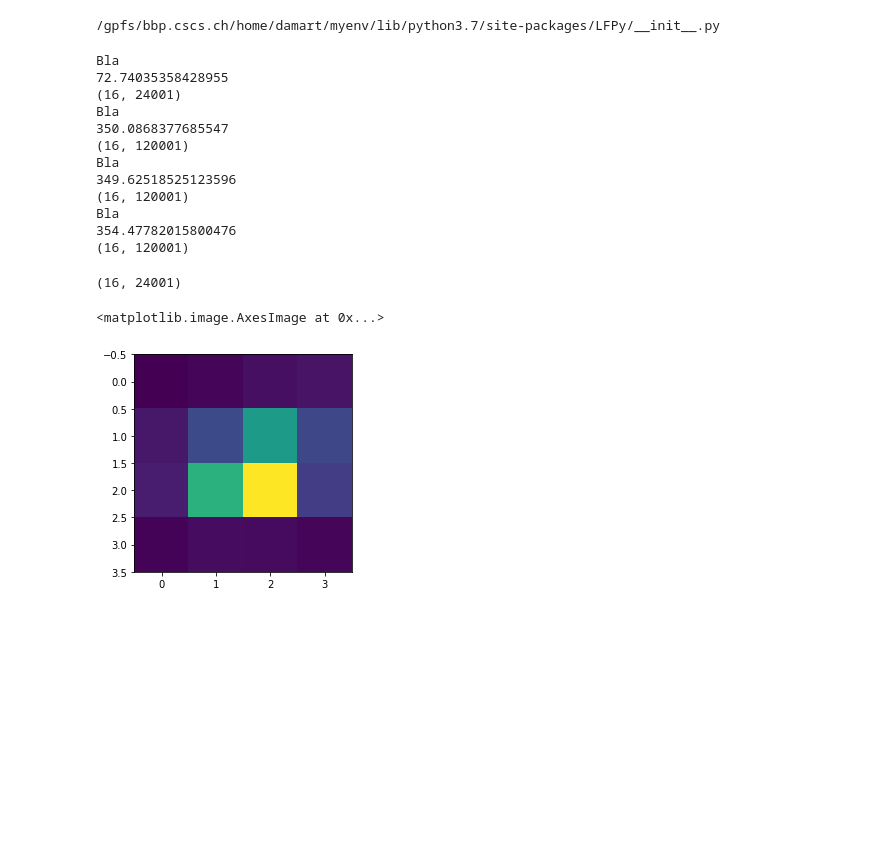
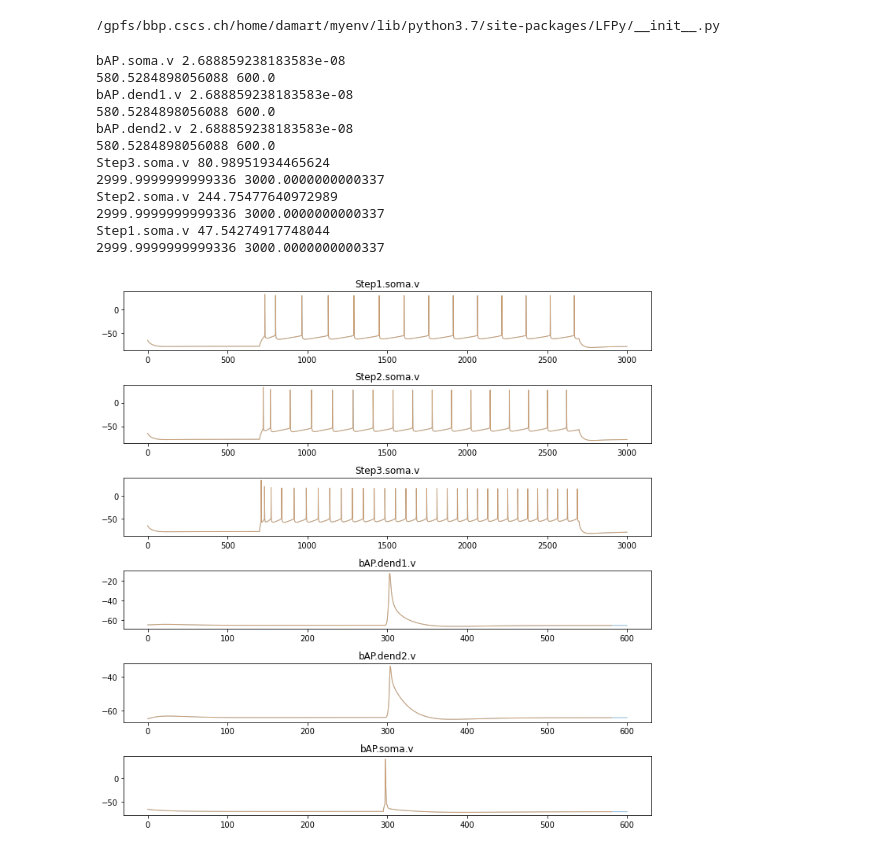
Before and after one commit to BlueBrain/BluePyOpt, a Jupyter notebook: examples/l5pc_LFPy/L5PC.ipynb, the cells around one changed output. Drawn from its saved outputs; the diff is of its cells as text; code cells hidden in the pictures; blank space fills up the shorter version.

Commit message:
Some cleaning and variable name changes

```diff
--- a/examples/l5pc_LFPy/L5PC.ipynb
+++ b/examples/l5pc_LFPy/L5PC.ipynb
@@ -52,8 +48,9 @@ fitness_protocols = l5pc_evaluator.define_protocols()
 feature_configs = json.load(open('config/features.json'))
 fitness_calculator = l5pc_evaluator.define_fitness_calculator(fitness_protocols)
 
-sim = ephys.simulators.LFPySimulator(LFPyCellModel=l5pc_cell, electrode=electrode)
-#sim = ephys.simulators.LFPySimulator(LFPyCellModel=l5pc_cell, electrode=None)
+#sim = ephys.simulators.LFPySimulator(LFPyCellModel=l5pc_cell, electrode=electrode)
+sim = ephys.simulators.LFPySimulator(LFPyCellModel=l5pc_cell)
+
 evaluator = ephys.evaluators.CellEvaluator(
                 cell_model=l5pc_cell,
                 param_names=param_names,
@@ -84,26 +81,5 @@ release_params = {
     'gCa_LVAstbar_Ca_LVAst.somatic': 0.000333
 }
 # %%
-release_responses = evaluator.run_protocols(protocols=fitness_protocols.values(),
-                                            param_values=release_params)
+LFPy_responses = evaluator.run_protocols(protocols=fitness_protocols.values(),
+                                         param_values=release_params)
-# %% [output]
-Bla
-72.74035358428955
-(16, 24001)
-Bla
-350.0868377685547
-(16, 120001)
-Bla
-349.62518525123596
-(16, 120001)
-Bla
-354.47782015800476
-(16, 120001)
-# %%
-print(release_responses['bAP.MEA']['LFP'].shape)
-lfp = release_responses['bAP.MEA']['LFP'].reshape(4, 4, 24001)
-plt.imshow(numpy.max(numpy.abs(lfp), axis=-1))
-# %% [output]
-(16, 24001)
-<matplotlib.image.AxesImage at 0x...>
-[figure, removed]
@@ -110,17 +89,31 @@ plt.imshow(numpy.max(numpy.abs(lfp), axis=-1))
 # %%
 import pickle
 original_responses = pickle.load(open("responses.pkl", "rb"))
 
-fig, axes = plt.subplots(len(release_responses), figsize=(10,10))
-for index, (resp_name, response) in enumerate(sorted(release_responses.items())):
+fig, axes = plt.subplots(len(original_responses), figsize=(10,10))
+for index, (resp_name, response) in enumerate(sorted(original_responses.items())):
     axes[index].plot(response['time'], response['voltage'], label=resp_name, lw=1.0, alpha=0.5)
-    axes[index].plot(original_responses[resp_name]['time'], original_responses[resp_name]['voltage'], label=resp_name, lw=1.0, alpha=0.5)
+    axes[index].plot(LFPy_responses[resp_name]['time'], LFPy_responses[resp_name]['voltage'], label=resp_name, lw=1.0, alpha=0.5)
     axes[index].set_title(resp_name)
 fig.tight_layout()
 
-for resp_name in release_responses:
-    end = numpy.min([len(original_responses[resp_name]['time']), len(release_responses[resp_name]['time'])])
-    _ = numpy.sum(numpy.abs(original_responses[resp_name]['time'][:end]-release_responses[resp_name]['time'][:end]))
+for resp_name in original_responses:
+    end = numpy.min([len(original_responses[resp_name]['time']), len(LFPy_responses[resp_name]['time'])])
+    _ = numpy.sum(numpy.abs(original_responses[resp_name]['time'][:end]-LFPy_responses[resp_name]['time'][:end]))
     print(resp_name, _/end)
-    print(release_responses[resp_name]['time'].iloc[-1], original_responses[resp_name]['time'].iloc[-1])
+    print(LFPy_responses[resp_name]['time'].iloc[-1], original_responses[resp_name]['time'].iloc[-1])
 fig.show()
+# %% [output]
+bAP.soma.v 2.688859238183583e-08
+580.5284898056088 600.0
+bAP.dend1.v 2.688859238183583e-08
+580.5284898056088 600.0
+bAP.dend2.v 2.688859238183583e-08
+580.5284898056088 600.0
+Step3.soma.v 80.98951934465624
+2999.9999999999336 3000.0000000000337
+Step2.soma.v 244.75477640972989
+2999.9999999999336 3000.0000000000337
+Step1.soma.v 47.54274917748044
+2999.9999999999336 3000.0000000000337
+[figure, added]
```
Also changed, not shown: parts of 9 cells of this notebook, 9 other files.
